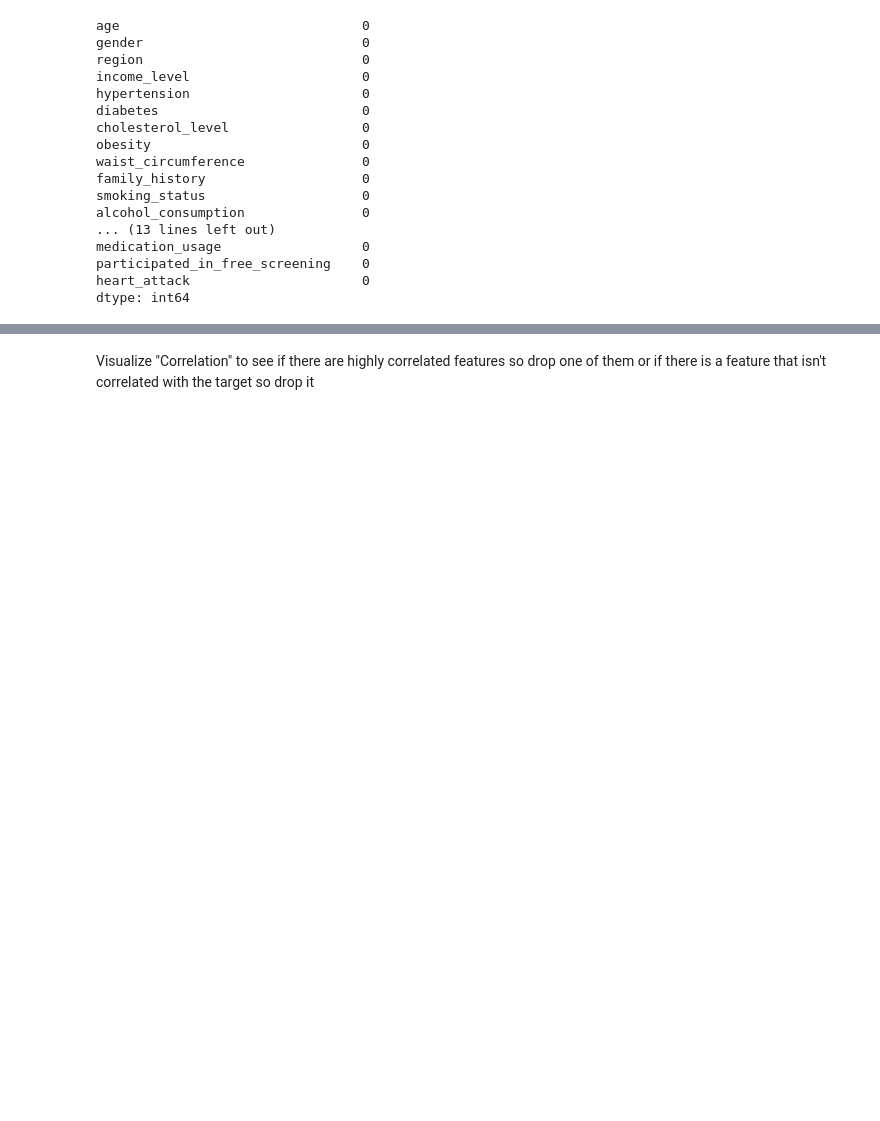
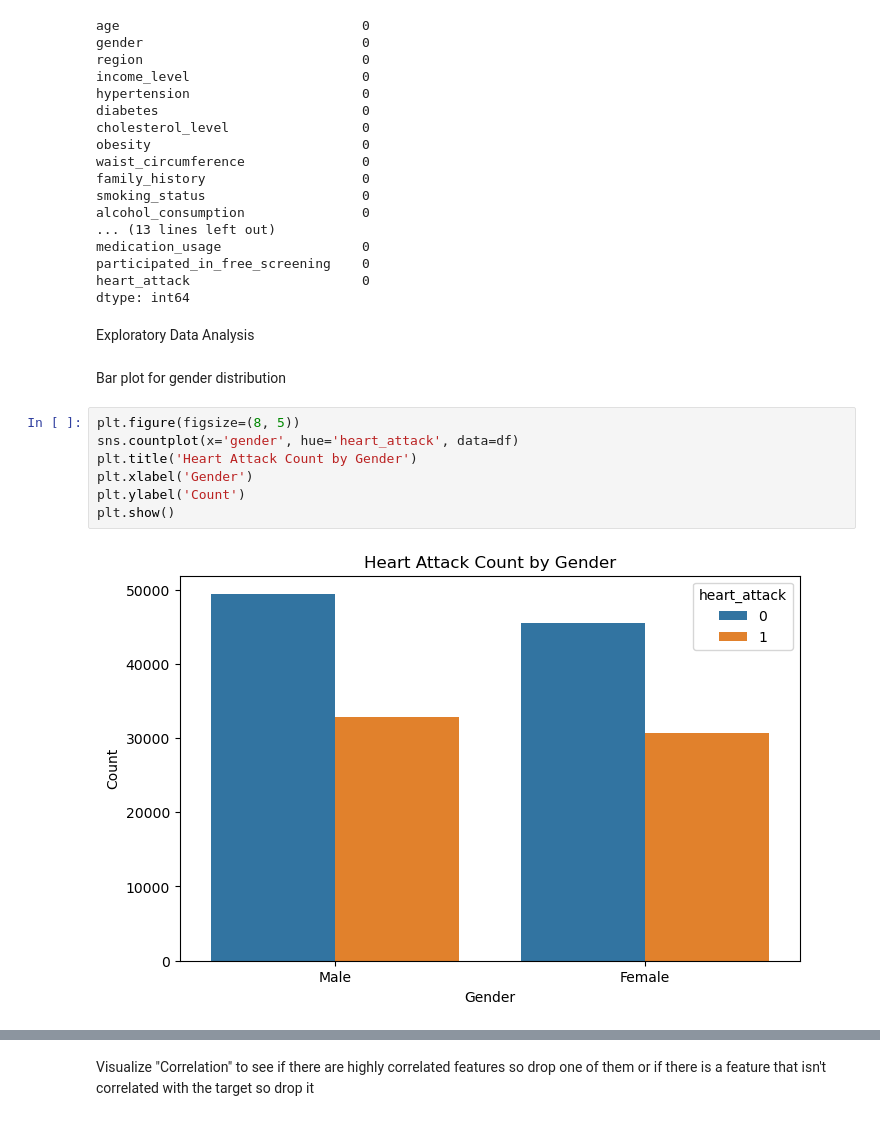
Before and after one commit to toqa8/Data_Analysis_and_Processing, a Jupyter notebook: heart_attack_prediction/data_processing.ipynb, the cells around one changed output, grey strips where cells are left out. Drawn from its saved outputs; the diff is of its cells as text; blank space fills up the shorter version.

```diff
--- a/heart_attack_prediction/data_processing.ipynb
+++ b/heart_attack_prediction/data_processing.ipynb
@@ -109,3 +109,16 @@ medication_usage                  0
 participated_in_free_screening    0
 heart_attack                      0
 dtype: int64
+# %% [markdown]
+Exploratory Data Analysis
+# %% [markdown]
+Bar plot for gender distribution
+# %%
+plt.figure(figsize=(8, 5))
+sns.countplot(x='gender', hue='heart_attack', data=df)
+plt.title('Heart Attack Count by Gender')
+plt.xlabel('Gender')
+plt.ylabel('Count')
+plt.show()
+# %% [output]
+[figure, added]
```
Also changed, not shown: parts of 51 cells of this notebook.
